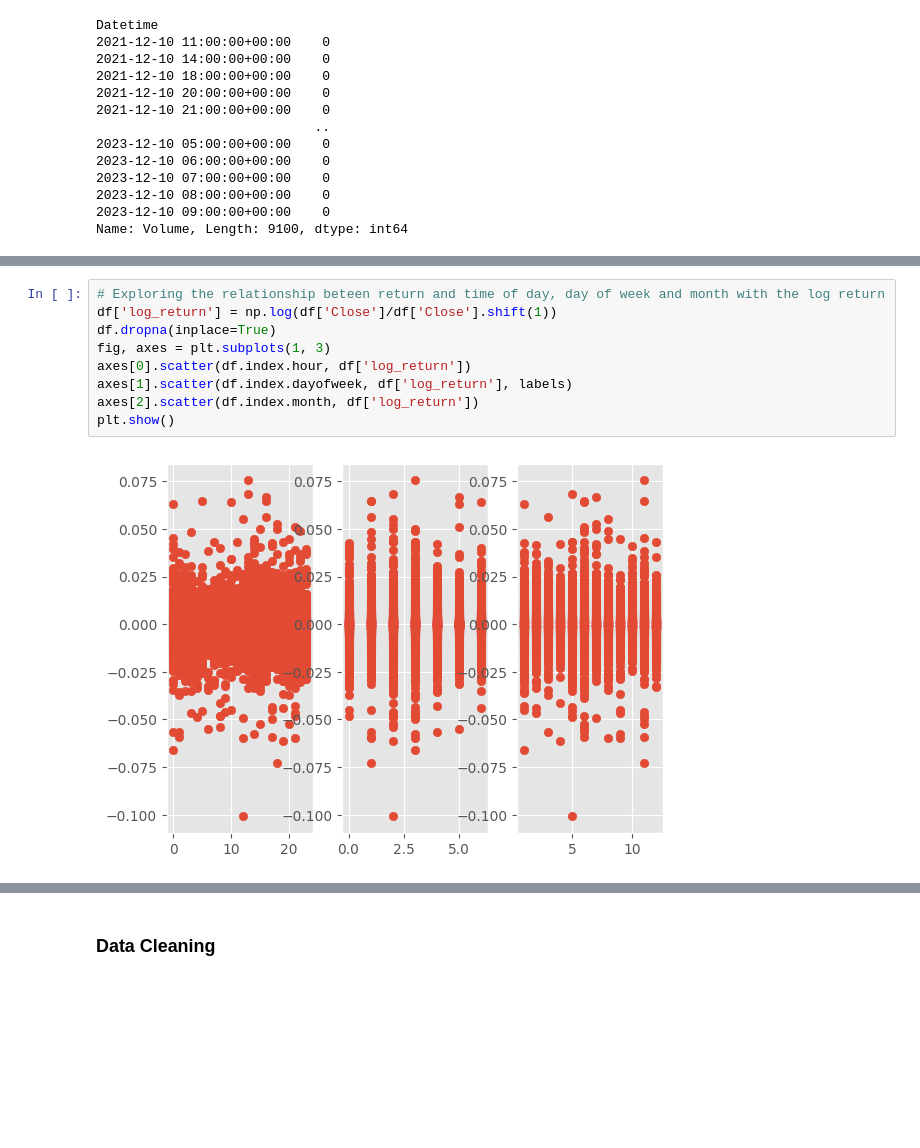
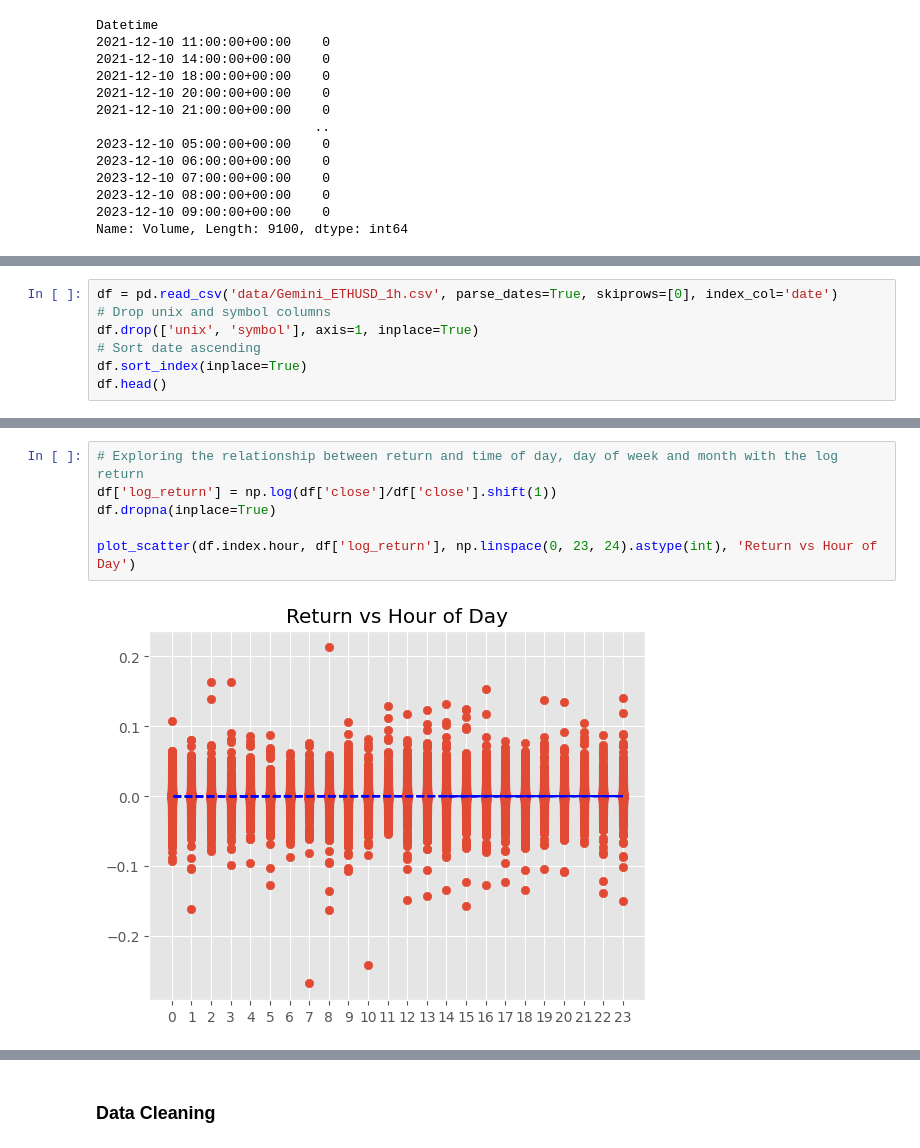
Before and after one commit to will-j-c/cqf_final_project_DL, a Jupyter notebook: report.ipynb, the cells around one changed output, grey strips where cells are left out. Cells and saved outputs as stored; diff of their text form; blank space fills up the shorter version.

Commit message:
feat: added new data source, added EDA on days, months and hours

```diff
--- a/report.ipynb
+++ b/report.ipynb
@@ -104,0 +94,7 @@ df.head()
+# %%
+df = pd.read_csv('data/Gemini_ETHUSD_1h.csv', parse_dates=True, skiprows=[0], index_col='date')
+# Drop unix and symbol columns
+df.drop(['unix', 'symbol'], axis=1, inplace=True)
+# Sort date ascending
+df.sort_index(inplace=True)
+df.head()
@@ -105,11 +120,8 @@ df.head()
 # %%
-# Exploring the relationship beteen return and time of day, day of week and month with the log return
-df['log_return'] = np.log(df['Close']/df['Close'].shift(1))
+# Exploring the relationship between return and time of day, day of week and month with the log return
+df['log_return'] = np.log(df['close']/df['close'].shift(1))
 df.dropna(inplace=True)
-fig, axes = plt.subplots(1, 3)
-axes[0].scatter(df.index.hour, df['log_return'])
-axes[1].scatter(df.index.dayofweek, df['log_return'], labels)
-axes[2].scatter(df.index.month, df['log_return'])
-plt.show()
+
+plot_scatter(df.index.hour, df['log_return'], np.linspace(0, 23, 24).astype(int), 'Return vs Hour of Day')
 # %% [output]
-[figure, old version]
+[figure, new version]
```
Also changed, not shown: parts of 9 cells of this notebook, 4 other files.
